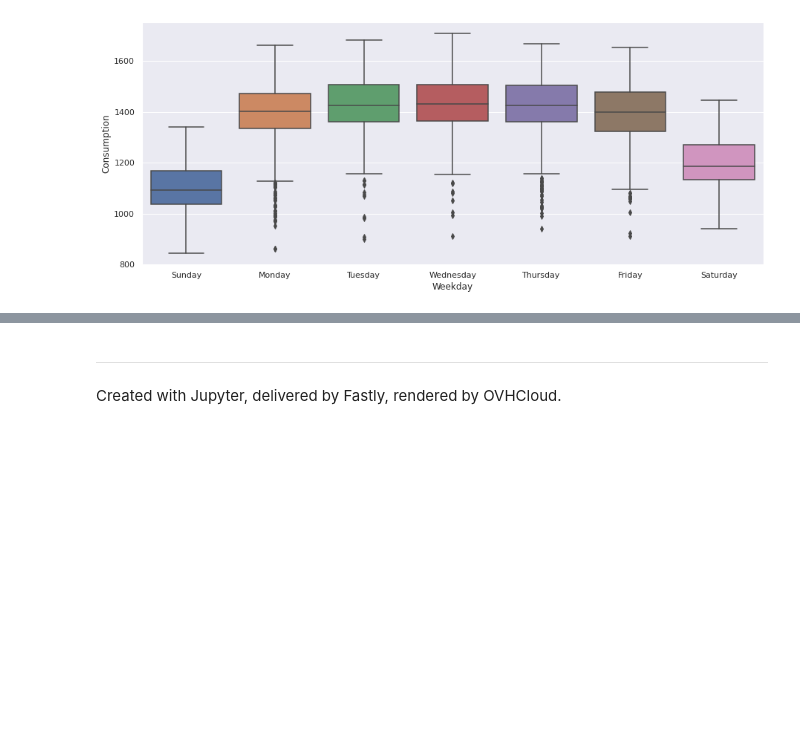
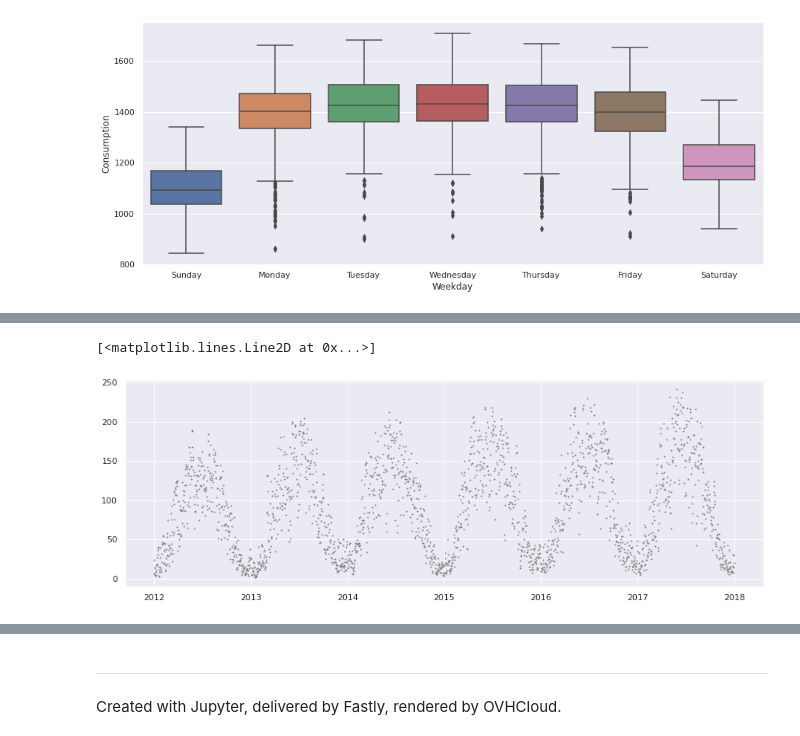
Before and after one commit to fbagattini/Lezioni, a Jupyter notebook: Soluzioni.ipynb, the cells around one changed output, grey strips where cells are left out. Cells and saved outputs as stored; diff of their text form; code cells hidden in the pictures; blank space fills up the shorter version.

```diff
--- a/Soluzioni.ipynb
+++ b/Soluzioni.ipynb
@@ -183,0 +336,8 @@ sns.boxplot('Weekday', 'Consumption', data=df)
+# %%
+df = pd.read_csv('data/OPSD_Germany_all.csv',
+                 parse_dates=True,
+                 index_col='Date')
+
+df['Renewable'] = df['Solar'] + df['Wind']
+
+df.head()
@@ -183,0 +352,10 @@ sns.boxplot('Weekday', 'Consumption', data=df)
+# %%
+plt.plot(df['Solar']['2012':],
+         marker='.',
+         markersize=2,
+         linestyle='',
+         label='Daily',
+         color='gray')
+# %% [output]
+[<matplotlib.lines.Line2D at 0x...>]
+[figure, added]
```
Also changed, not shown: parts of 32 cells of this notebook, 1 other file.
